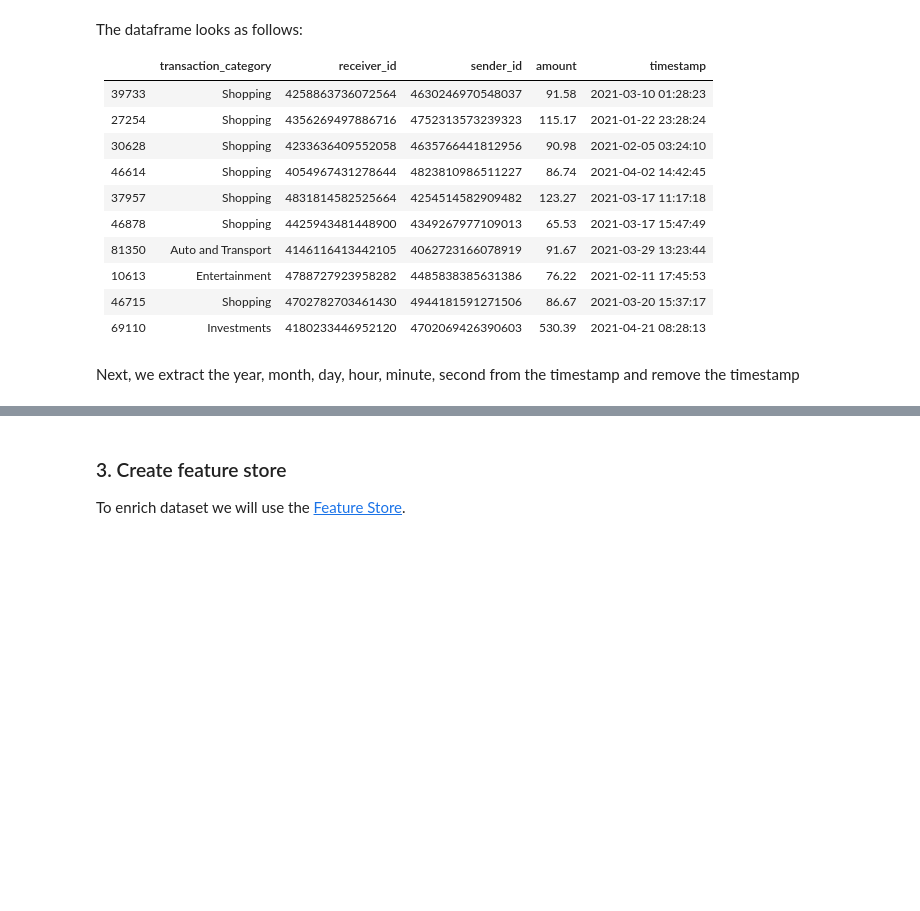
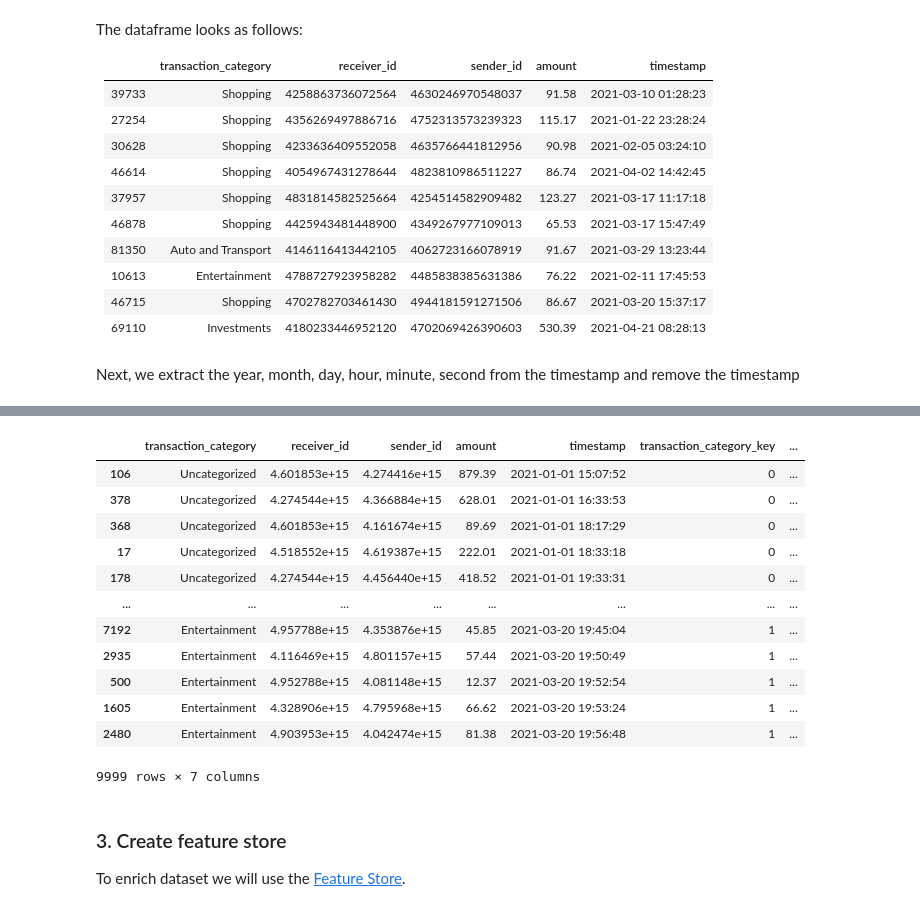
Before and after one commit to mlrun/demo-sagemaker, a Jupyter notebook: financial_payment_classification_v3.ipynb, the cells around one changed output, grey strips where cells are left out. Cells and saved outputs as stored; diff of their text form; code cells hidden in the pictures; blank space fills up the shorter version.

```diff
--- a/financial_payment_classification_v3.ipynb
+++ b/financial_payment_classification_v3.ipynb
@@ -199,3 +199,22 @@ See the caveats in the documentation: https://pandas.pydata.org/pandas-docs/stab
+# %%
+main_categories = list(factorize_key.keys())
+part_categories = main_categories[:3]
+part_data = data[data['transaction_category'].isin(part_categories)][:9999]
+part_data
+# %% [output]
+|  | transaction_category | receiver_id | sender_id | amount | timestamp | transaction_category_key | ... |
+| 106 | Uncategorized | 4.601853e+15 | 4.274416e+15 | 879.39 | 2021-01-01 15:07:52 | 0 | ... |
+| 378 | Uncategorized | 4.274544e+15 | 4.366884e+15 | 628.01 | 2021-01-01 16:33:53 | 0 | ... |
+| 368 | Uncategorized | 4.601853e+15 | 4.161674e+15 | 89.69 | 2021-01-01 18:17:29 | 0 | ... |
+| 17 | Uncategorized | 4.518552e+15 | 4.619387e+15 | 222.01 | 2021-01-01 18:33:18 | 0 | ... |
+| 178 | Uncategorized | 4.274544e+15 | 4.456440e+15 | 418.52 | 2021-01-01 19:33:31 | 0 | ... |
+| ... | ... | ... | ... | ... | ... | ... | ... |
+| 7192 | Entertainment | 4.957788e+15 | 4.353876e+15 | 45.85 | 2021-03-20 19:45:04 | 1 | ... |
+| 2935 | Entertainment | 4.116469e+15 | 4.801157e+15 | 57.44 | 2021-03-20 19:50:49 | 1 | ... |
+| 500 | Entertainment | 4.952788e+15 | 4.081148e+15 | 12.37 | 2021-03-20 19:52:54 | 1 | ... |
+| 1605 | Entertainment | 4.328906e+15 | 4.795968e+15 | 66.62 | 2021-03-20 19:53:24 | 1 | ... |
+| 2480 | Entertainment | 4.903953e+15 | 4.042474e+15 | 81.38 | 2021-03-20 19:56:48 | 1 | ... |
+9999 rows × 7 columns
 # %% [markdown]
 ### 3. Create feature store <a class="anchor" id="Create-feature-store"></a>
 
```
Also changed, not shown: parts of 15 cells of this notebook.
